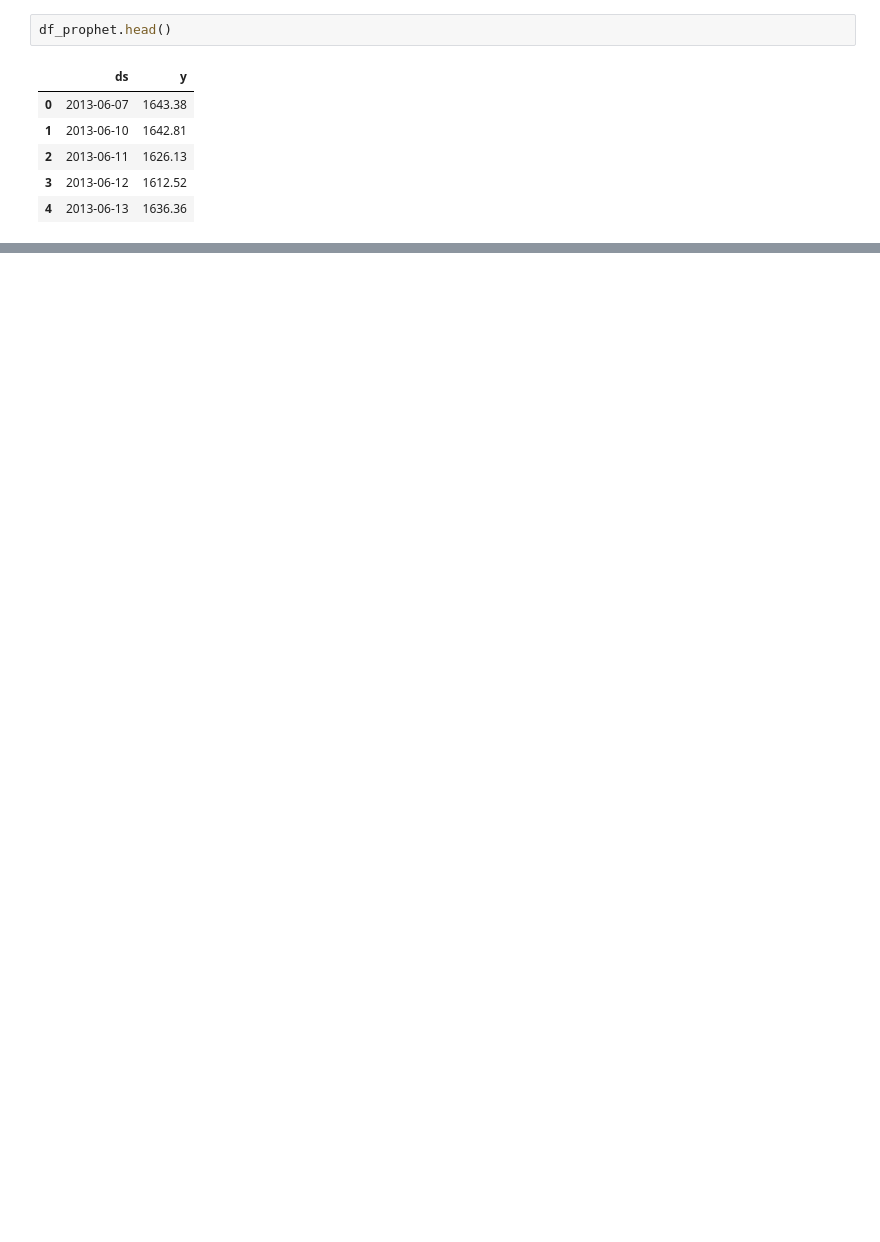
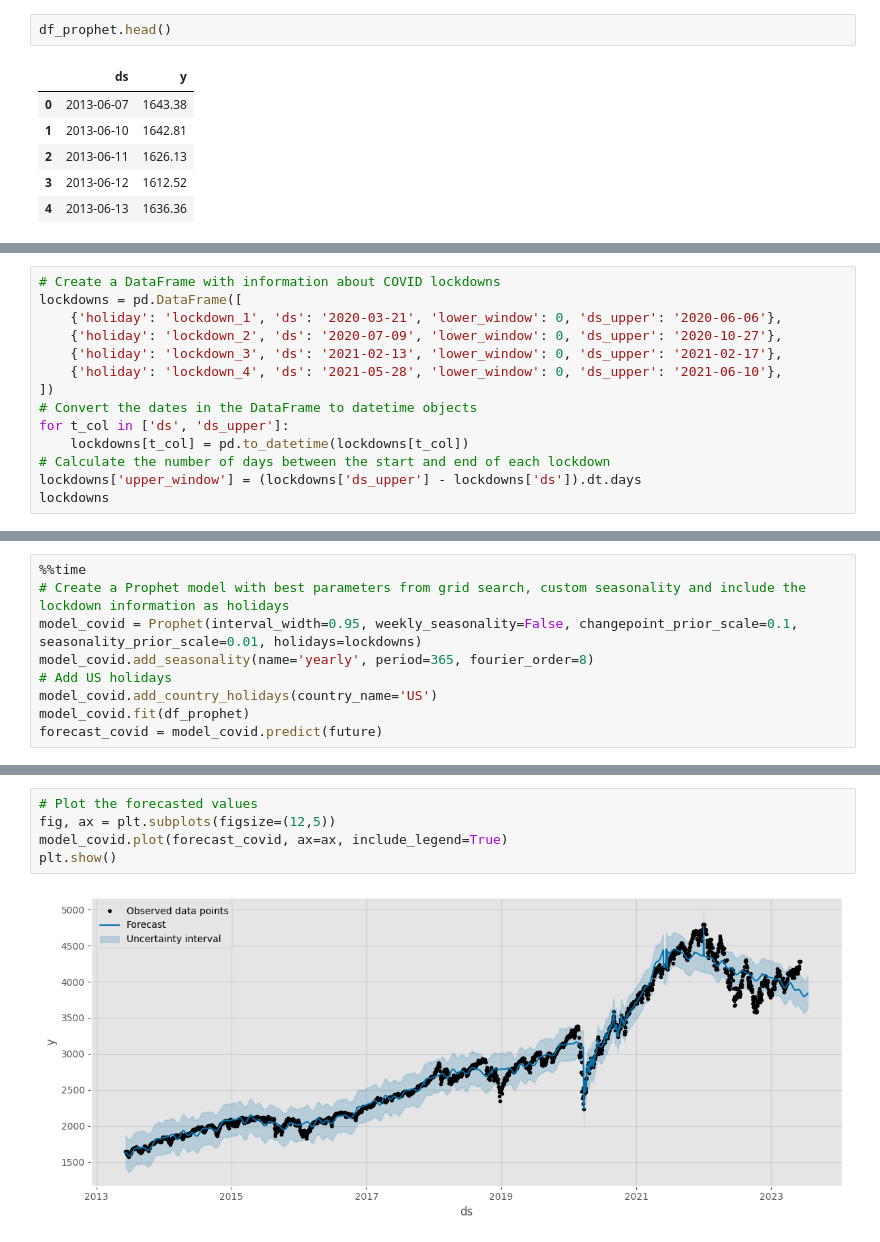
Before and after one commit to Yeuf/sp500_forecast, a Jupyter notebook: sp500_forecast.ipynb, the cells around one changed output, grey strips where cells are left out. Drawn from its saved outputs; the diff is of its cells as text; blank space fills up the shorter version.

Commit message:
added covid lockdown as one time event

```diff
--- a/sp500_forecast.ipynb
+++ b/sp500_forecast.ipynb
@@ -281,0 +253,14 @@ plt.show()
+# %%
+# Create a DataFrame with information about COVID lockdowns
+lockdowns = pd.DataFrame([
+    {'holiday': 'lockdown_1', 'ds': '2020-03-21', 'lower_window': 0, 'ds_upper': '2020-06-06'},
+    {'holiday': 'lockdown_2', 'ds': '2020-07-09', 'lower_window': 0, 'ds_upper': '2020-10-27'},
+    {'holiday': 'lockdown_3', 'ds': '2021-02-13', 'lower_window': 0, 'ds_upper': '2021-02-17'},
+    {'holiday': 'lockdown_4', 'ds': '2021-05-28', 'lower_window': 0, 'ds_upper': '2021-06-10'},
+])
+# Convert the dates in the DataFrame to datetime objects
+for t_col in ['ds', 'ds_upper']:
+    lockdowns[t_col] = pd.to_datetime(lockdowns[t_col])
+# Calculate the number of days between the start and end of each lockdown
+lockdowns['upper_window'] = (lockdowns['ds_upper'] - lockdowns['ds']).dt.days
+lockdowns
@@ -281,0 +273,9 @@ plt.show()
+# %%
+%%time
+# Create a Prophet model with best parameters from grid search, custom seasonality and include the lockdown information as holidays
+model_covid = Prophet(interval_width=0.95, weekly_seasonality=False, changepoint_prior_scale=0.1, seasonality_prior_scale=0.01, holidays=lockdowns)
+model_covid.add_seasonality(name='yearly', period=365, fourier_order=8)
+# Add US holidays
+model_covid.add_country_holidays(country_name='US')
+model_covid.fit(df_prophet)
+forecast_covid = model_covid.predict(future)
@@ -281,0 +287,7 @@ plt.show()
+# %%
+# Plot the forecasted values
+fig, ax = plt.subplots(figsize=(12,5))
+model_covid.plot(forecast_covid, ax=ax, include_legend=True)
+plt.show()
+# %% [output]
+[figure, added]
```
Also changed, not shown: parts of 57 cells of this notebook.
